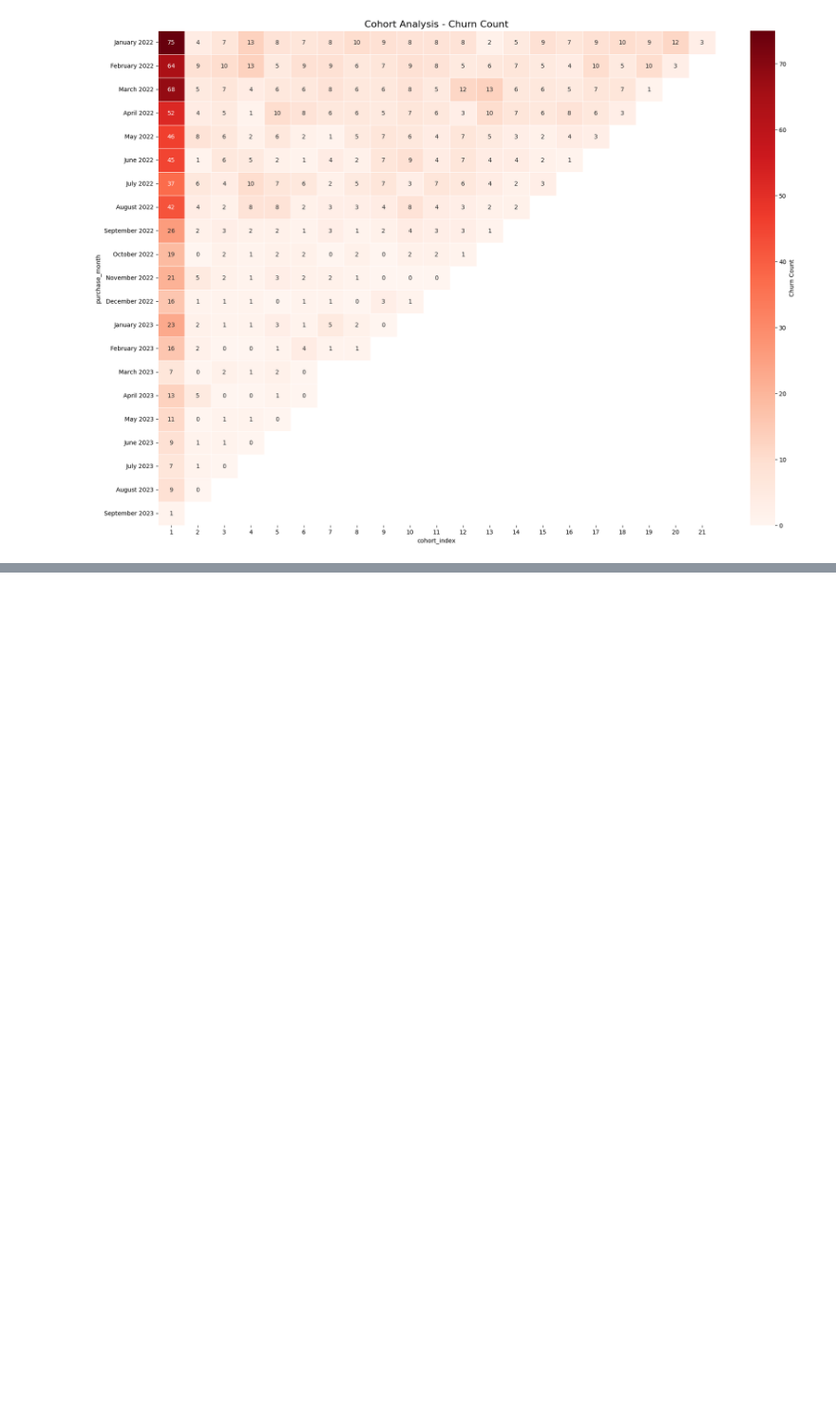
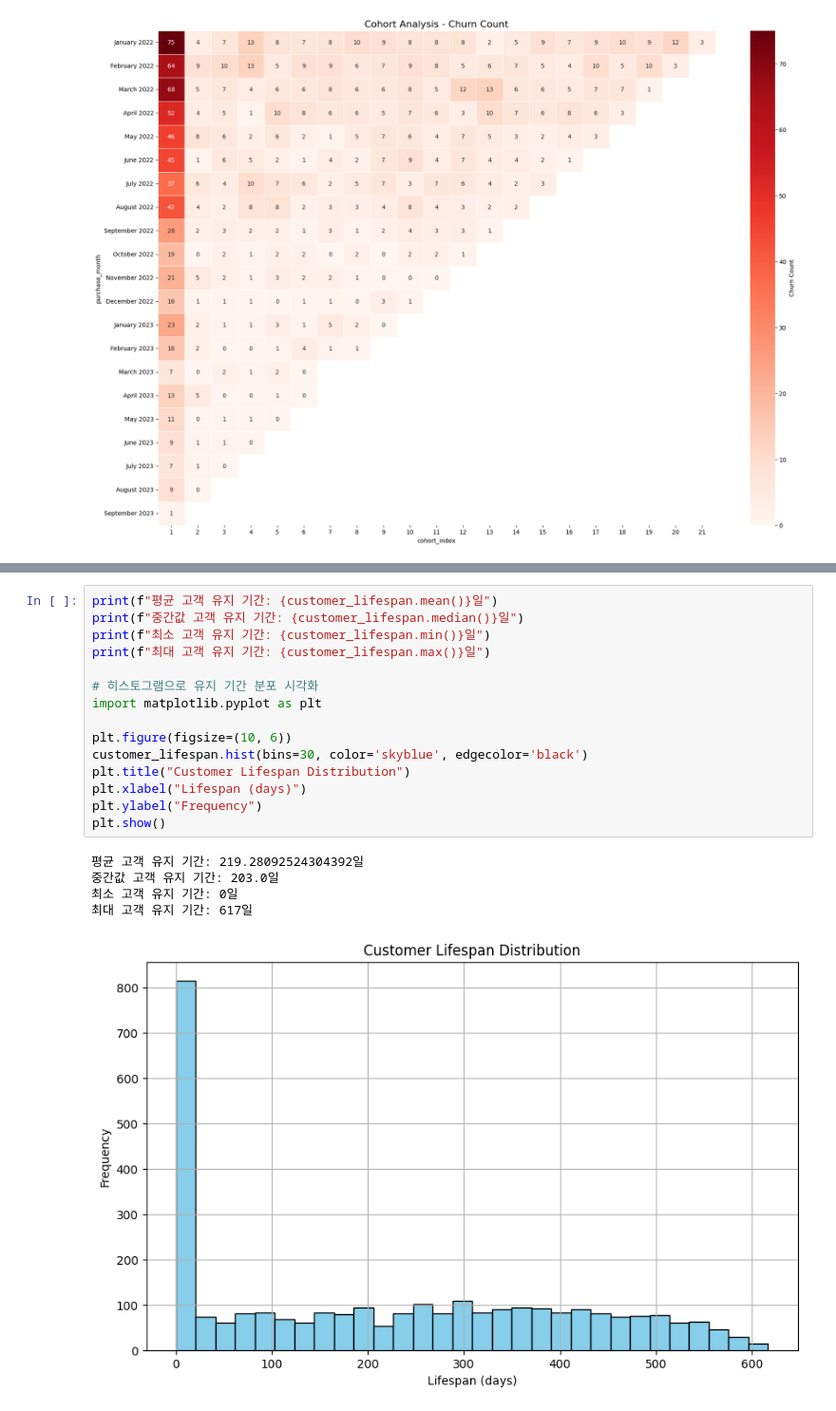
Before and after one commit to HyunsungRyu/e-commerce_cohort, a Jupyter notebook: cohort_over2022.ipynb, the cells around one changed output, grey strips where cells are left out. Shown at 95% size. Saved outputs shown, nothing was run; the diff lists cells and outputs as text; blank space fills up the shorter version.

```diff
--- a/cohort_over2022.ipynb
+++ b/cohort_over2022.ipynb
@@ -412,0 +477,21 @@ UFuncTypeError: ufunc 'subtract' cannot use operands with types dtype('<M8[ns]')
+# %%
+print(f"평균 고객 유지 기간: {customer_lifespan.mean()}일")
+print(f"중간값 고객 유지 기간: {customer_lifespan.median()}일")
+print(f"최소 고객 유지 기간: {customer_lifespan.min()}일")
+print(f"최대 고객 유지 기간: {customer_lifespan.max()}일")
+
+# 히스토그램으로 유지 기간 분포 시각화
+import matplotlib.pyplot as plt
+
+plt.figure(figsize=(10, 6))
+customer_lifespan.hist(bins=30, color='skyblue', edgecolor='black')
+plt.title("Customer Lifespan Distribution")
+plt.xlabel("Lifespan (days)")
+plt.ylabel("Frequency")
+plt.show()
+# %% [output]
+평균 고객 유지 기간: 219.28092524304392일
+중간값 고객 유지 기간: 203.0일
+최소 고객 유지 기간: 0일
+최대 고객 유지 기간: 617일
+[figure, added]
```
Also changed, not shown: parts of 24 cells of this notebook.
